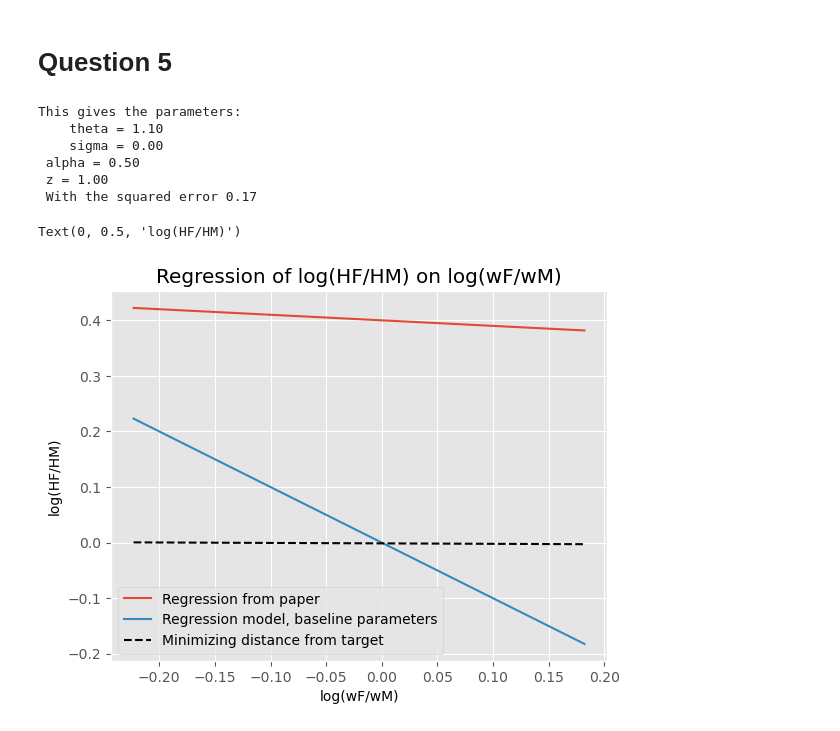
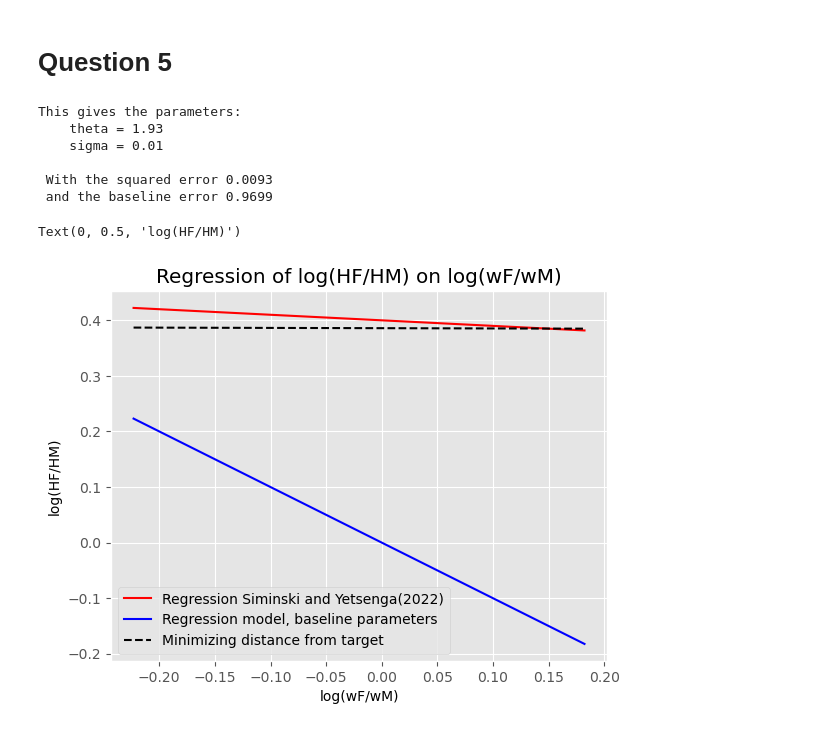
Before and after one commit to NumEconCopenhagen/projects-2023-mathias-emma, a Jupyter notebook: inauguralproject/Inaugural.ipynb, the cells around one changed output. Cells and saved outputs as stored; diff of their text form; code cells hidden in the pictures.

```diff
--- a/inauguralproject/Inaugural.ipynb
+++ b/inauguralproject/Inaugural.ipynb
@@ -205,10 +205,11 @@ beta1_target = par.beta1_target
 
 
 # 2:  Regression for origional parameters
-
 log_rel_wage, log_rel_hours = model_5.solve_wage_work( discrete=False)
 # Regression coefisiten
 beta0_base, beta1_base = model_5.run_regression(log_rel_wage, log_rel_hours)
+base_error = (beta0_base - beta0_target)**2 + (beta1_base - beta1_target)**2
+
 
 # 3:  Regression for minimizing the distance between the regression parameters and the target parameters
 def obj(q):
@@ -224,50 +225,52 @@ def obj(q):
 
     return error
 
-bounds = [(0, 10),(1e-8, 2)]
+bounds = [(0, 10),(0.001, 1)]
 
-initial_guess = (1, 0)
-reg_opt = optimize.minimize(obj, initial_guess, method='Nelder-Mead', bounds=bounds, tol = 0.000000001) #Hvis tolerancen er høj, accepterer den løsninger som kun er tæt på at være rigtige
+initial_guess = (1, 0.5)
+reg_opt = optimize.minimize(obj, initial_guess, method='Nelder-Mead', bounds=bounds, tol = 0.000001)
 
 #Results from optimization
 theta_hat = reg_opt.x[0]
 sigma_hat = reg_opt.x[1]
-#z_hat = reg_opt.x[2]
+
+
 err = obj(reg_opt.x)
 
 # Print results
-print(f'This gives the parameters: \n    theta = {theta_hat:.2f} \n    sigma = {sigma_hat:.2f}\n alpha = {par.alpha:.2f}\n z = {par.z:.2f}')
-print(f' With the squared error {err:.2f}')
+print(f'This gives the parameters: \n    theta = {theta_hat:.2f} \n    sigma = {sigma_hat:.2f}\n')
+print(f' With the squared error {err:.4f}\n and the baseline error {base_error:.4f}')
 
 # 4:  Regression for new parameters
 par.theta = theta_hat
 par.sigma = sigma_hat
-#par.z = z_hat
+
 
 log_rel_wage, log_rel_hours = model_5.solve_wage_work( discrete=False)
 beta0_hat, beta1_hat = model_5.run_regression(log_rel_wage, log_rel_hours)
 
 
 fig = plt.figure()
 ax = fig.add_subplot(1,1,1)
-ax.plot(log_rel_wage, beta0_target + beta1_target*log_rel_wage, label='Regression from paper')
-ax.plot(log_rel_wage, beta0_base + beta1_base*log_rel_wage, label='Regression model, baseline parameters')
-ax.plot(log_rel_wage, beta0_hat + beta1_hat*log_rel_wage, label='Minimizing distance from target', color='black', linestyle='--')
+
+ax.plot(log_rel_wage, beta0_target + beta1_target*log_rel_wage, label='Regression Siminski and Yetsenga(2022)', color='red')
+ax.plot(log_rel_wage, beta0_base + beta1_base*log_rel_wage, label='Regression model, baseline parameters', color='blue')
+ax.plot(log_rel_wage, beta0_hat + beta1_hat*log_rel_wage, label='Minimizing distance from target', color='black', linestyle='dashed')
 
 
 #ax.plot(beta0_hat, log_rel_hours, label='Minimizing distance from target', color='black', linestyle='--')
 ax.set_xlabel('log(wF/wM)')
 ax.set_ylabel('log(HF/HM)')
 ax.title.set_text('Regression of log(HF/HM) on log(wF/wM)')
 ax.legend()
 ax.set_xlabel('log(wF/wM)')
 ax.set_ylabel('log(HF/HM)')
 # %% [output]
 This gives the parameters:
-    theta = 1.10
-    sigma = 0.00
- alpha = 0.50
- z = 1.00
- With the squared error 0.17
+    theta = 1.93
+    sigma = 0.01
+
+ With the squared error 0.0093
+ and the baseline error 0.9699
 Text(0, 0.5, 'log(HF/HM)')
-[figure, old version]
+[figure, new version]
```
Also changed, not shown: parts of 2 cells of this notebook, 3 other files.
